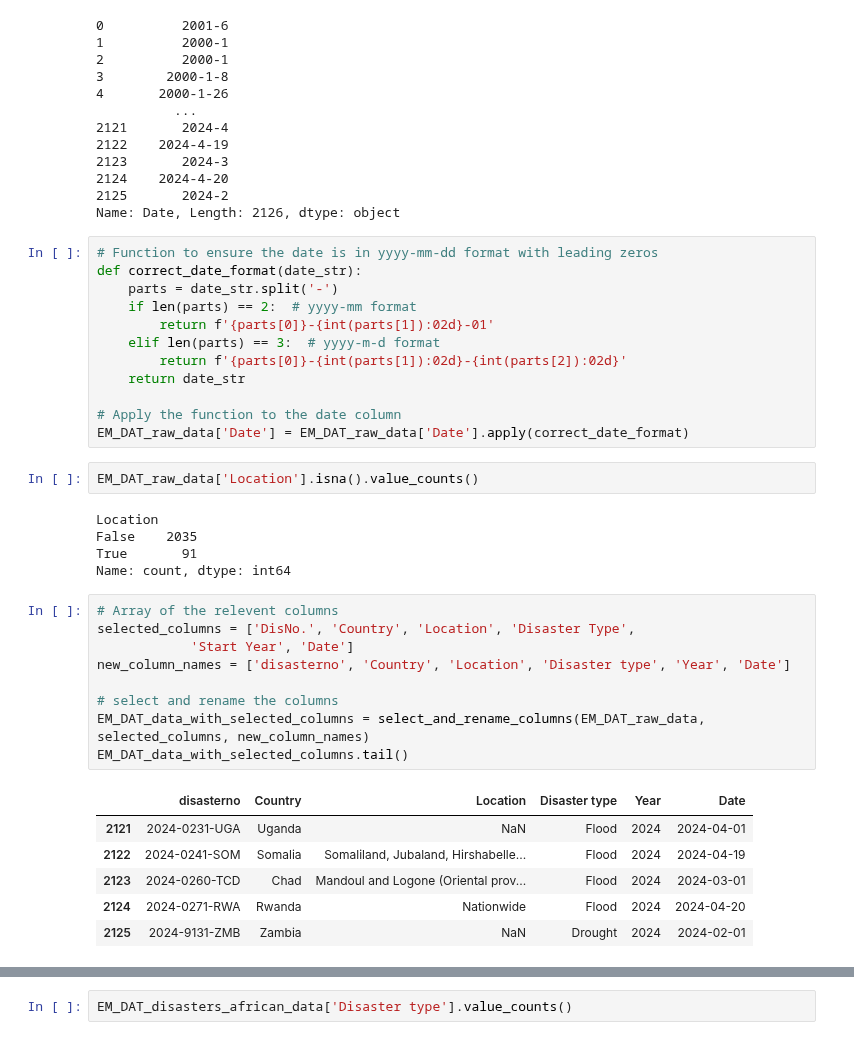
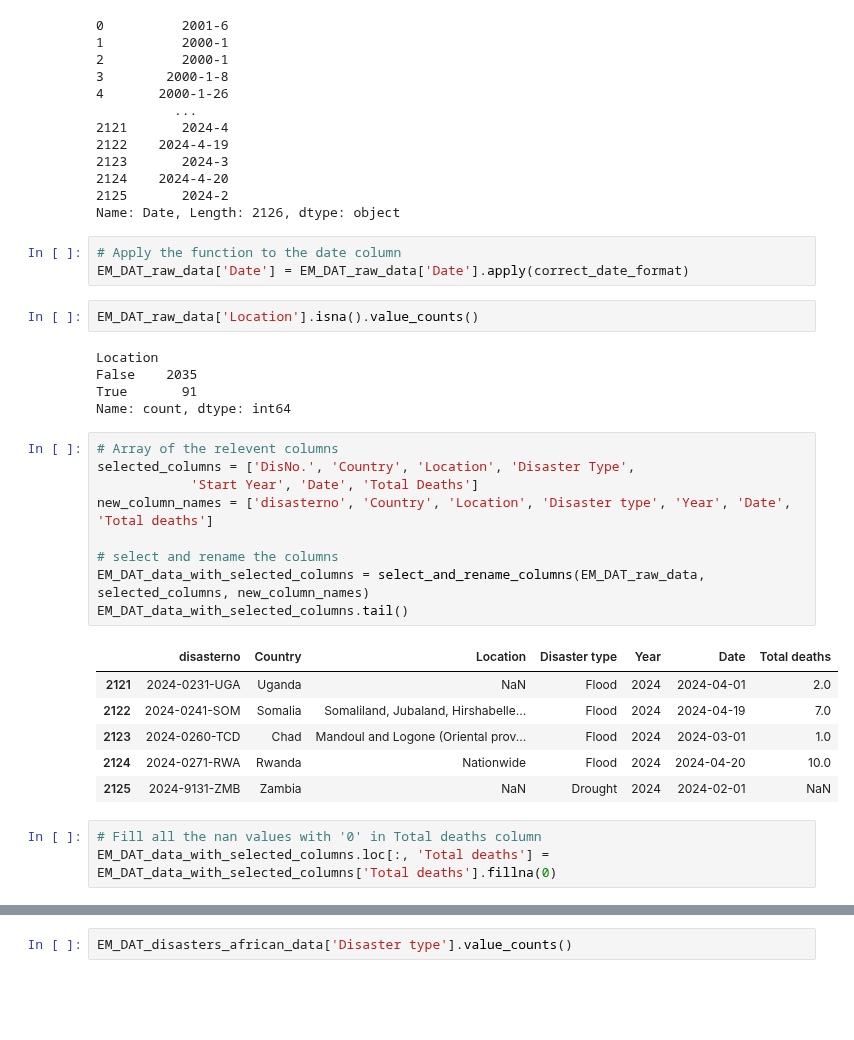
Before and after one commit to 0xpix/CERI-Project, a Jupyter notebook: notebooks/EDA.ipynb, the cells around one changed output, grey strips where cells are left out. Cells and saved outputs as stored; diff of their text form; blank space fills up the shorter version.

Commit message:
Added total deaths column

```diff
--- a/notebooks/EDA.ipynb
+++ b/notebooks/EDA.ipynb
@@ -182,18 +192,9 @@ EM_DAT_raw_data['Date']
 2124    2024-4-20
 2125       2024-2
 Name: Date, Length: 2126, dtype: object
-# %%
-# Function to ensure the date is in yyyy-mm-dd format with leading zeros
-def correct_date_format(date_str):
-    parts = date_str.split('-')
-    if len(parts) == 2:  # yyyy-mm format
-        return f'{parts[0]}-{int(parts[1]):02d}-01'
-    elif len(parts) == 3:  # yyyy-m-d format
-        return f'{parts[0]}-{int(parts[1]):02d}-{int(parts[2]):02d}'
-    return date_str
-
-# Apply the function to the date column
-EM_DAT_raw_data['Date'] = EM_DAT_raw_data['Date'].apply(correct_date_format)
+# %%
+# Apply the function to the date column
+EM_DAT_raw_data['Date'] = EM_DAT_raw_data['Date'].apply(correct_date_format)
 # %%
 EM_DAT_raw_data['Location'].isna().value_counts()
 # %% [output]
@@ -204,19 +205,22 @@ Name: count, dtype: int64
 # %%
 # Array of the relevent columns
 selected_columns = ['DisNo.', 'Country', 'Location', 'Disaster Type',
-            'Start Year', 'Date']
-new_column_names = ['disasterno', 'Country', 'Location', 'Disaster type', 'Year', 'Date']
+            'Start Year', 'Date', 'Total Deaths']
+new_column_names = ['disasterno', 'Country', 'Location', 'Disaster type', 'Year', 'Date', 'Total deaths']
 
 # select and rename the columns
 EM_DAT_data_with_selected_columns = select_and_rename_columns(EM_DAT_raw_data, selected_columns, new_column_names)
 EM_DAT_data_with_selected_columns.tail()
 # %% [output]
-|  | disasterno | Country | Location | Disaster type | Year | Date |
-| 2121 | 2024-0231-UGA | Uganda | NaN | Flood | 2024 | 2024-04-01 |
-| 2122 | 2024-0241-SOM | Somalia | Somaliland, Jubaland, Hirshabelle... | Flood | 2024 | 2024-04-19 |
-| 2123 | 2024-0260-TCD | Chad | Mandoul and Logone (Oriental prov... | Flood | 2024 | 2024-03-01 |
-| 2124 | 2024-0271-RWA | Rwanda | Nationwide | Flood | 2024 | 2024-04-20 |
-| 2125 | 2024-9131-ZMB | Zambia | NaN | Drought | 2024 | 2024-02-01 |
+|  | disasterno | Country | Location | Disaster type | Year | Date | Total deaths |
+| 2121 | 2024-0231-UGA | Uganda | NaN | Flood | 2024 | 2024-04-01 | 2.0 |
+| 2122 | 2024-0241-SOM | Somalia | Somaliland, Jubaland, Hirshabelle... | Flood | 2024 | 2024-04-19 | 7.0 |
+| 2123 | 2024-0260-TCD | Chad | Mandoul and Logone (Oriental prov... | Flood | 2024 | 2024-03-01 | 1.0 |
+| 2124 | 2024-0271-RWA | Rwanda | Nationwide | Flood | 2024 | 2024-04-20 | 10.0 |
+| 2125 | 2024-9131-ZMB | Zambia | NaN | Drought | 2024 | 2024-02-01 | NaN |
+# %%
+# Fill all the nan values with '0' in Total deaths column
+EM_DAT_data_with_selected_columns.loc[:, 'Total deaths'] = EM_DAT_data_with_selected_columns['Total deaths'].fillna(0)
 # %%
 # modify the disasterid to match the id from the other Dataset
 EM_DAT_data_with_selected_columns.loc[:, 'disasterno'] = EM_DAT_data_with_selected_columns['disasterno'].str[:9]
```
Also changed, not shown: parts of 11 cells of this notebook.
